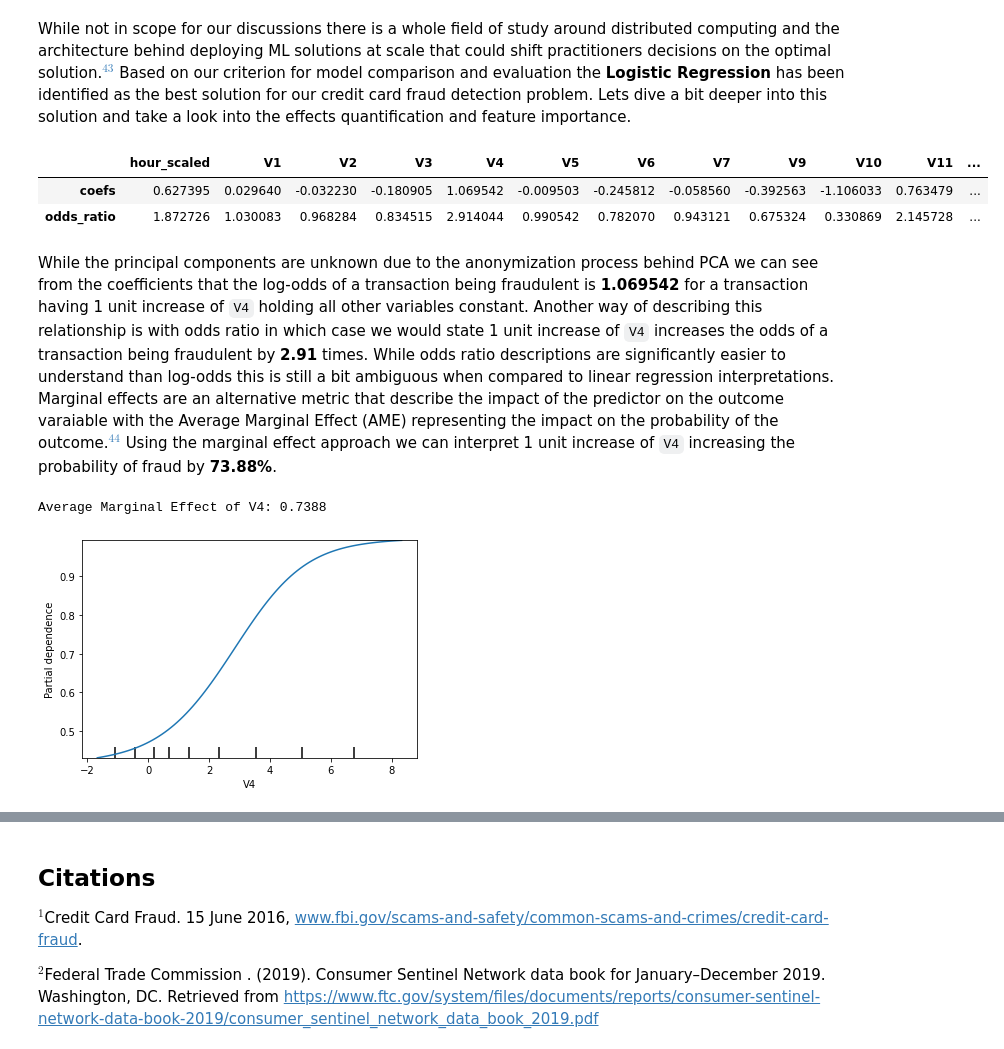
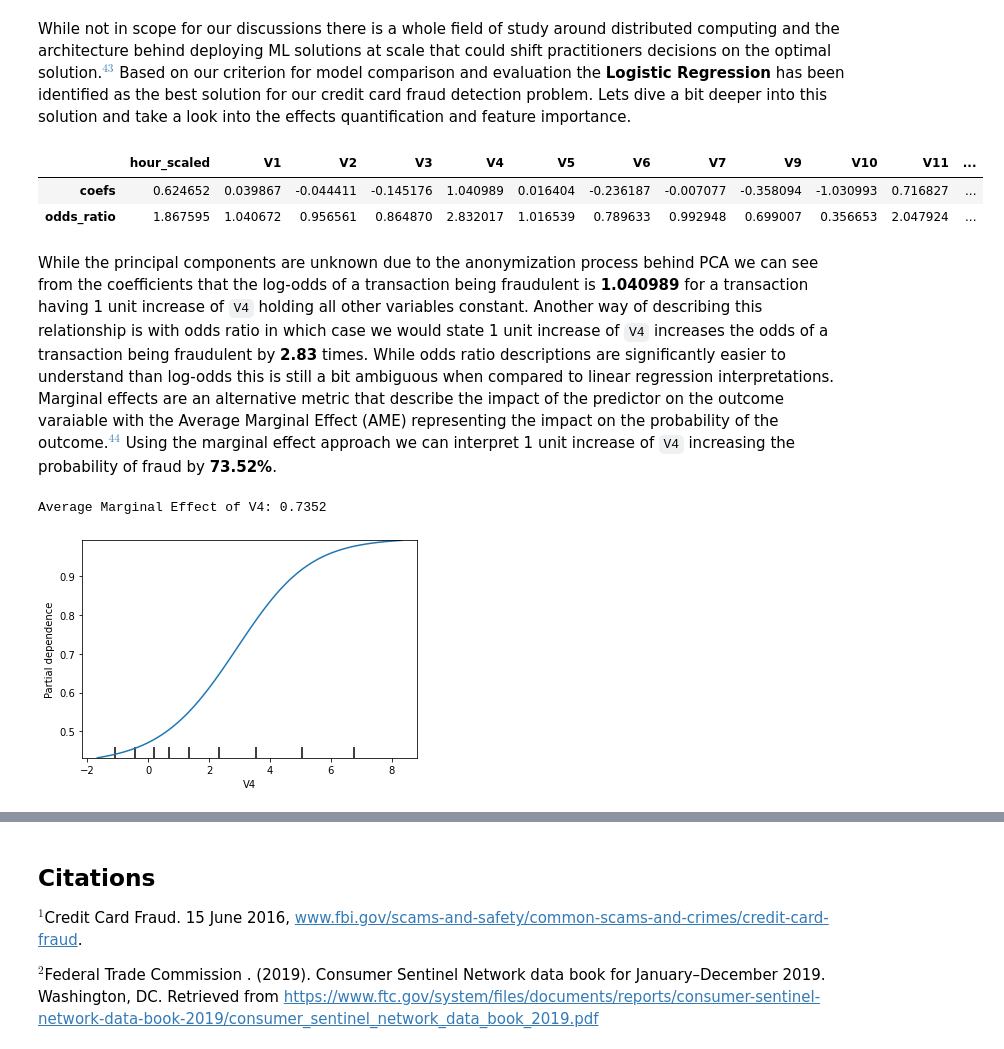
Before and after one commit to cristobalmitchell/CreditCardFraud, a Jupyter notebook: credit-card-fraud.ipynb, the cells around one changed output, grey strips where cells are left out. Drawn from its saved outputs; the diff is of its cells as text; code cells hidden in the pictures.

```diff
--- a/credit-card-fraud.ipynb
+++ b/credit-card-fraud.ipynb
@@ -982,20 +981,20 @@ plt.show();
 While not in scope for our discussions there is a whole field of study around distributed computing and the architecture behind deploying ML solutions at scale that could shift practitioners decisions on the optimal solution.[$^{43}$](#43) Based on our criterion for model comparison and evaluation the **Logistic Regression** has been identified as the best solution for our credit card fraud detection problem. Lets dive a bit deeper into this solution and take a look into the effects quantification and feature importance.
 # %%
 final_model = LogisticRegression(
-    C=3.9708955624042432,
+    C=0.35957637139353915,
     penalty='l2',
     solver='lbfgs',
     random_state=seed
 ).fit(x_train,y_train)
 coefs = pd.DataFrame(final_model.coef_,columns=x_train.columns, index=['coefs'])
 odds_ratios = pd.DataFrame(np.exp(final_model.coef_),columns=x_train.columns, index=['odds_ratio'])
 pd.concat([coefs,odds_ratios])
 # %% [output]
 |  | hour_scaled | V1 | V2 | V3 | V4 | V5 | V6 | V7 | V9 | V10 | V11 | ... |
-| coefs | 0.627395 | 0.029640 | -0.032230 | -0.180905 | 1.069542 | -0.009503 | -0.245812 | -0.058560 | -0.392563 | -1.106033 | 0.763479 | ... |
-| odds_ratio | 1.872726 | 1.030083 | 0.968284 | 0.834515 | 2.914044 | 0.990542 | 0.782070 | 0.943121 | 0.675324 | 0.330869 | 2.145728 | ... |
+| coefs | 0.624652 | 0.039867 | -0.044411 | -0.145176 | 1.040989 | 0.016404 | -0.236187 | -0.007077 | -0.358094 | -1.030993 | 0.716827 | ... |
+| odds_ratio | 1.867595 | 1.040672 | 0.956561 | 0.864870 | 2.832017 | 1.016539 | 0.789633 | 0.992948 | 0.699007 | 0.356653 | 2.047924 | ... |
 # %% [markdown]
-While the principal components are unknown due to the anonymization process behind PCA we can see from the coefficients that the log-odds of a transaction being fraudulent is **1.069542** for a transaction having 1 unit increase of `V4` holding all other variables constant. Another way of describing this relationship is with odds ratio in which case we would state 1 unit increase of `V4` increases the odds of a transaction being fraudulent by **2.91** times. While odds ratio descriptions are significantly easier to understand than log-odds this is still a bit ambiguous when compared to linear regression interpretations. Marginal effects are an alternative metric that describe the impact of the predictor on the outcome varaiable with the Average Marginal Effect (AME) representing the impact on the probability of the outcome.[$^{44}$](#44) Using the marginal effect approach we can interpret 1 unit increase of `V4` increasing the probability of fraud by **73.88%**.
+While the principal components are unknown due to the anonymization process behind PCA we can see from the coefficients that the log-odds of a transaction being fraudulent is **1.040989** for a transaction having 1 unit increase of `V4` holding all other variables constant. Another way of describing this relationship is with odds ratio in which case we would state 1 unit increase of `V4` increases the odds of a transaction being fraudulent by **2.83** times. While odds ratio descriptions are significantly easier to understand than log-odds this is still a bit ambiguous when compared to linear regression interpretations. Marginal effects are an alternative metric that describe the impact of the predictor on the outcome varaiable with the Average Marginal Effect (AME) representing the impact on the probability of the outcome.[$^{44}$](#44) Using the marginal effect approach we can interpret 1 unit increase of `V4` increasing the probability of fraud by **73.52%**.
 # %%
 from sklearn.inspection import plot_partial_dependence, partial_dependence
 
@@ -1004,6 +1003,6 @@ V4_AME = round(np.mean(partial_dependence(final_model, x_train, [4])[0]),4)
 
 print('Average Marginal Effect of V4: {}'.format(V4_AME))
 # %% [output]
-Average Marginal Effect of V4: 0.7388
+Average Marginal Effect of V4: 0.7352
 [figure]
 # %% [markdown]
```
Also changed, not shown: parts of 29 cells of this notebook.
